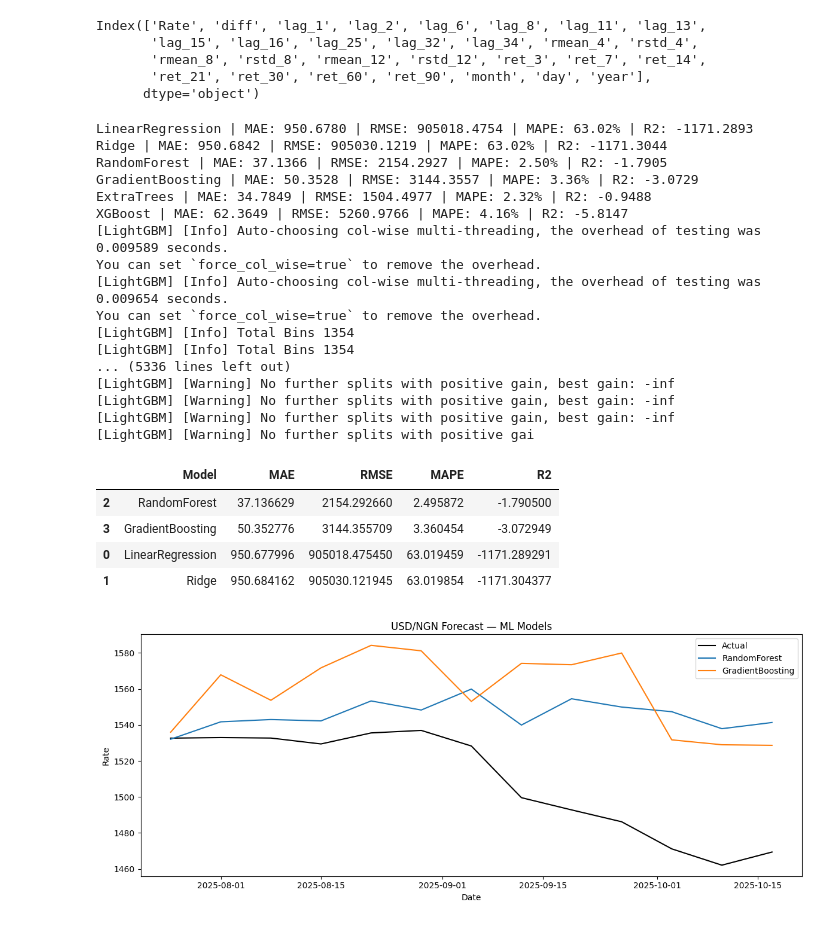
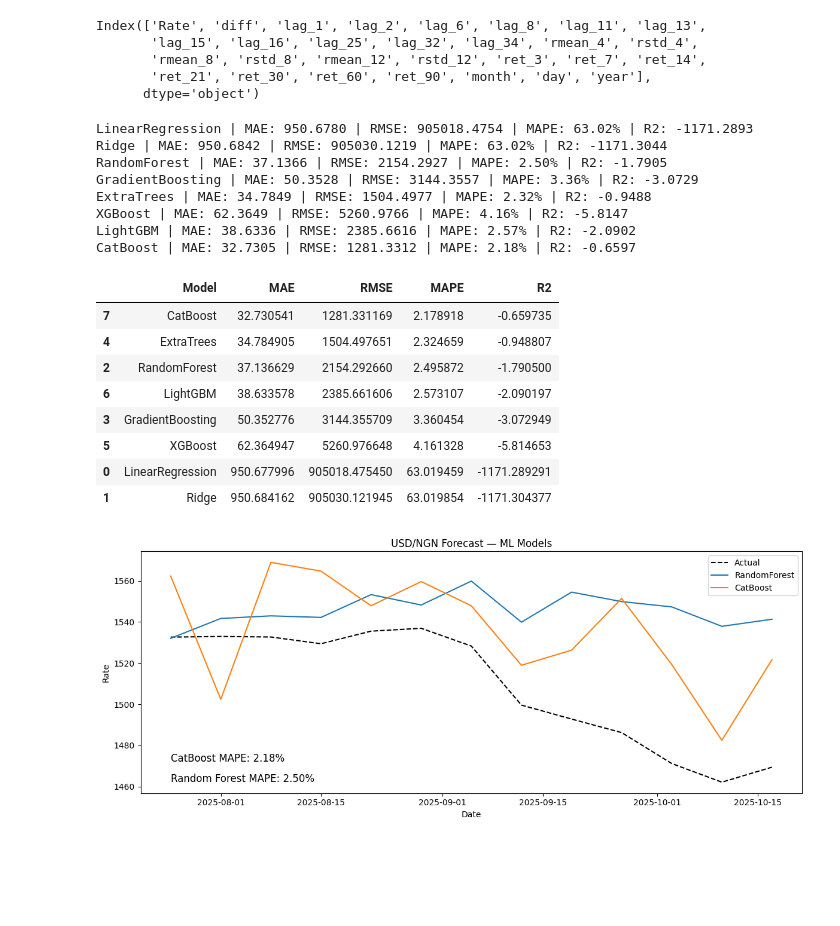
Before and after one commit to Samuel-Ozechi/NGForexCast, a Jupyter notebook: notebooks/modelling/ML_models.ipynb, the cells around one changed output. Drawn from its saved outputs; the diff is of its cells as text; code cells hidden in the pictures; blank space fills up the shorter version.

Commit message:
NGN/Dollar forecast with ML Models

```diff
--- a/notebooks/modelling/ML_models.ipynb
+++ b/notebooks/modelling/ML_models.ipynb
@@ -134,7 +134,7 @@ xgb_search.fit(X_train, y_train)
 best_xgb = xgb_search.best_estimator_
 results.append(evaluate_model("XGBoost", y_test, best_xgb.predict(X_test)))
 
-lgbm = LGBMRegressor(random_state=42)
+lgbm = LGBMRegressor(random_state=42, verbose=-1)
 lgbm_params = {"n_estimators": [100, 200], "learning_rate": [0.01, 0.05, 0.1], "max_depth": [3, 5]}
 lgbm_search = GridSearchCV(lgbm, lgbm_params, cv=tscv, scoring="neg_mean_absolute_error", n_jobs=-1)
 lgbm_search.fit(X_train, y_train)
@@ -154,41 +154,45 @@ RandomForest | MAE: 37.1366 | RMSE: 2154.2927 | MAPE: 2.50% | R2: -1.7905
 GradientBoosting | MAE: 50.3528 | RMSE: 3144.3557 | MAPE: 3.36% | R2: -3.0729
 ExtraTrees | MAE: 34.7849 | RMSE: 1504.4977 | MAPE: 2.32% | R2: -0.9488
 XGBoost | MAE: 62.3649 | RMSE: 5260.9766 | MAPE: 4.16% | R2: -5.8147
-[LightGBM] [Info] Auto-choosing col-wise multi-threading, the overhead of testing was 0.009589 seconds.
-You can set `force_col_wise=true` to remove the overhead.
-[LightGBM] [Info] Auto-choosing col-wise multi-threading, the overhead of testing was 0.009654 seconds.
-You can set `force_col_wise=true` to remove the overhead.
-[LightGBM] [Info] Total Bins 1354
-[LightGBM] [Info] Total Bins 1354
-... (5336 lines left out)
-[LightGBM] [Warning] No further splits with positive gain, best gain: -inf
-[LightGBM] [Warning] No further splits with positive gain, best gain: -inf
-[LightGBM] [Warning] No further splits with positive gain, best gain: -inf
-[LightGBM] [Warning] No further splits with positive gai
+LightGBM | MAE: 38.6336 | RMSE: 2385.6616 | MAPE: 2.57% | R2: -2.0902
+CatBoost | MAE: 32.7305 | RMSE: 1281.3312 | MAPE: 2.18% | R2: -0.6597
 # %%
 # Results Summary
 results_df = pd.DataFrame(results).sort_values("MAE")
 display(results_df)
 # %% [output]
 |  | Model | MAE | RMSE | MAPE | R2 |
+| 7 | CatBoost | 32.730541 | 1281.331169 | 2.178918 | -0.659735 |
+| 4 | ExtraTrees | 34.784905 | 1504.497651 | 2.324659 | -0.948807 |
 | 2 | RandomForest | 37.136629 | 2154.292660 | 2.495872 | -1.790500 |
+| 6 | LightGBM | 38.633578 | 2385.661606 | 2.573107 | -2.090197 |
 | 3 | GradientBoosting | 50.352776 | 3144.355709 | 3.360454 | -3.072949 |
+| 5 | XGBoost | 62.364947 | 5260.976648 | 4.161328 | -5.814653 |
 | 0 | LinearRegression | 950.677996 | 905018.475450 | 63.019459 | -1171.289291 |
 | 1 | Ridge | 950.684162 | 905030.121945 | 63.019854 | -1171.304377 |
 # %%
 # Plot Predictions
 plt.figure(figsize=(12,5))
-plt.plot(test.index, y_test, label="Actual", color="black")
+plt.plot(test.index, y_test, label="Actual", color="black", linestyle="--")
 plt.plot(test.index, best_rf.predict(X_test), label="RandomForest")
-plt.plot(test.index, best_gbr.predict(X_test), label="GradientBoosting")
+# plt.plot(test.index, best_gbr.predict(X_test), label="GradientBoosting")
+# plt.plot(test.index, best_et.predict(X_test), label="ExtraTrees")
+# plt.plot(test.index, best_xgb.predict(X_test), label="XGBoost")
+# plt.plot(test.index, best_lgbm.predict(X_test), label="LightGBM")
+plt.plot(test.index, best_catboost.predict(X_test), label="CatBoost")
 # plt.plot(test.index, lr.predict(X_test_scaled), label="LinearRegression", linestyle="--")
 # plt.plot(test.index, best_ridge.predict(X_test_scaled), label="Ridge", linestyle="--")
+# add the MAPE to the plot
+rf_mape = results_df[results_df["Model"]=="RandomForest"]["MAPE"].values[0]
+catboost_mape = results_df[results_df["Model"]=="CatBoost"]["MAPE"].values[0]
+plt.text(test.index[0], min(y_test), f"Random Forest MAPE: {rf_mape:.2f}%", fontsize=12, color="black")
+plt.text(test.index[0], min(y_test) + 10, f"CatBoost MAPE: {catboost_mape:.2f}%", fontsize=12, color="black")
 plt.legend()
 plt.title("USD/NGN Forecast — ML Models")
 plt.xlabel("Date")
 plt.ylabel("Rate")
 plt.tight_layout()
 plt.show()
 # %% [output]
-[figure, old version]
+[figure, new version]
 # %%
```
Also changed, not shown: parts of 1 cell of this notebook, 4 other files.
